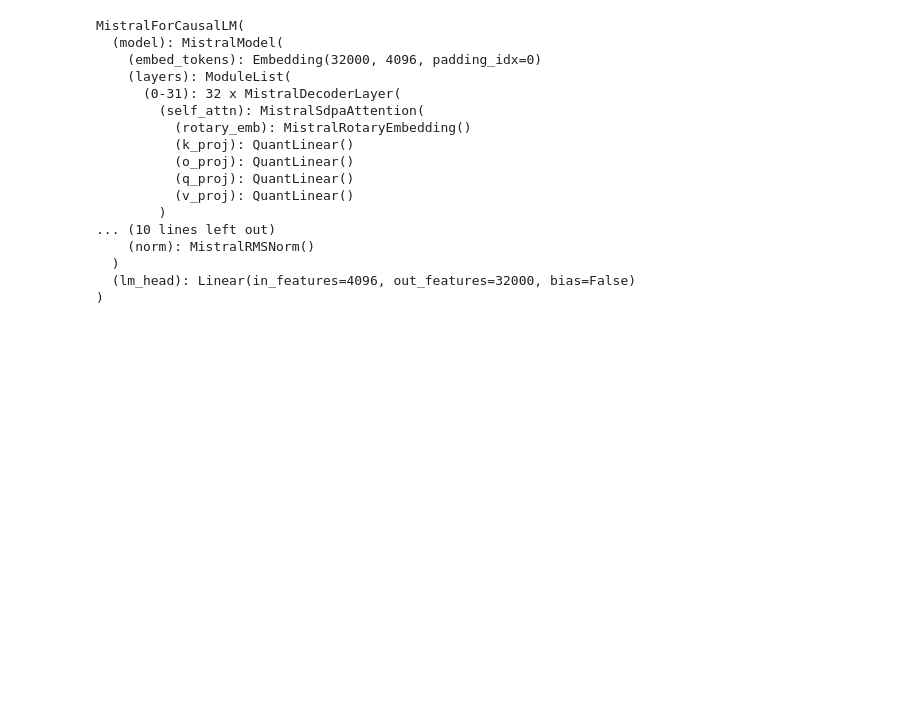
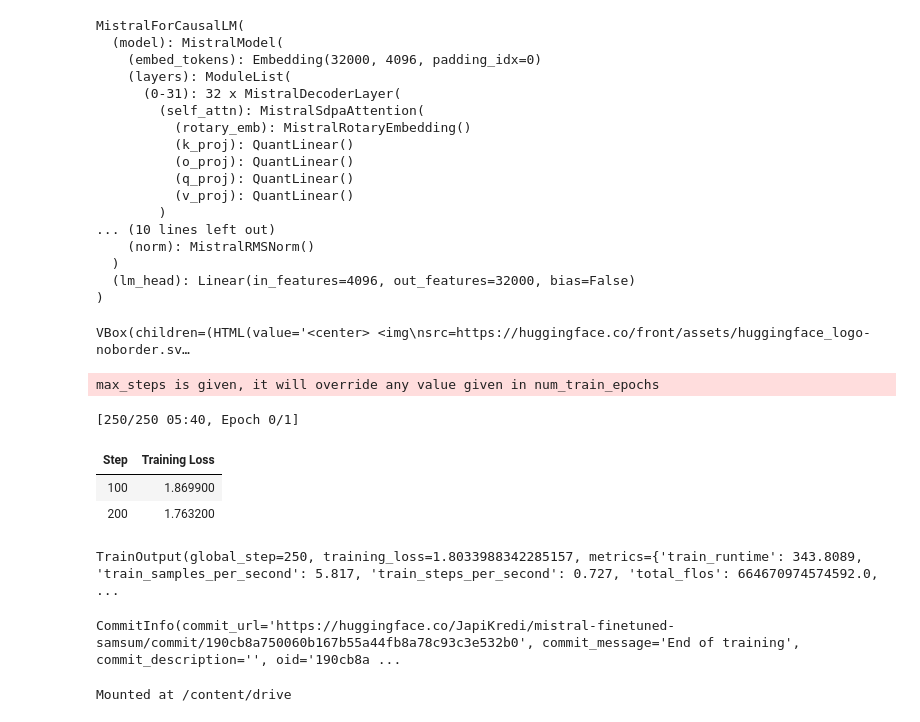
Before and after one commit to JapiKredi/Mistral_FineTuning_HF_GenAI, a Jupyter notebook: Mistral_FineTuning_GenAI.ipynb, the cells around one changed output. Saved outputs shown, nothing was run; the diff lists cells and outputs as text; code cells hidden in the pictures; blank space fills up the shorter version.

```diff
--- a/Mistral_FineTuning_GenAI.ipynb
+++ b/Mistral_FineTuning_GenAI.ipynb
@@ -243,0 +246,35 @@ SFTTrainer
+# %%
+notebook_login()
+# %% [output]
+VBox(children=(HTML(value='<center> <img\nsrc=https://huggingface.co/front/assets/huggingface_logo-noborder.sv…
+# %%
+trainer=SFTTrainer(
+    model=model,
+    train_dataset=data,
+    peft_config=peft_config,
+    dataset_text_field="text",
+    args=training_arguments,
+    tokenizer=tokenizer,
+    packing=False,
+    max_seq_length=512
+
+)
+# %% [output]
+max_steps is given, it will override any value given in num_train_epochs
+# %%
+trainer.train()
+# %% [output]
+[250/250 05:40, Epoch 0/1]
+| Step | Training Loss |
+| 100 | 1.869900 |
+| 200 | 1.763200 |
+TrainOutput(global_step=250, training_loss=1.8033988342285157, metrics={'train_runtime': 343.8089, 'train_samples_per_second': 5.817, 'train_steps_per_second': 0.727, 'total_flos': 664670974574592.0,  ...
+# %%
+trainer.push_to_hub()
+# %% [output]
+CommitInfo(commit_url='https://huggingface.co/JapiKredi/mistral-finetuned-samsum/commit/190cb8a750060b167b55a44fb8a78c93c3e532b0', commit_message='End of training', commit_description='', oid='190cb8a ...
+# %%
+from google.colab import drive
+drive.mount('/content/drive')
+# %% [output]
+Mounted at /content/drive
```
Also changed, not shown: parts of 13 cells of this notebook.
